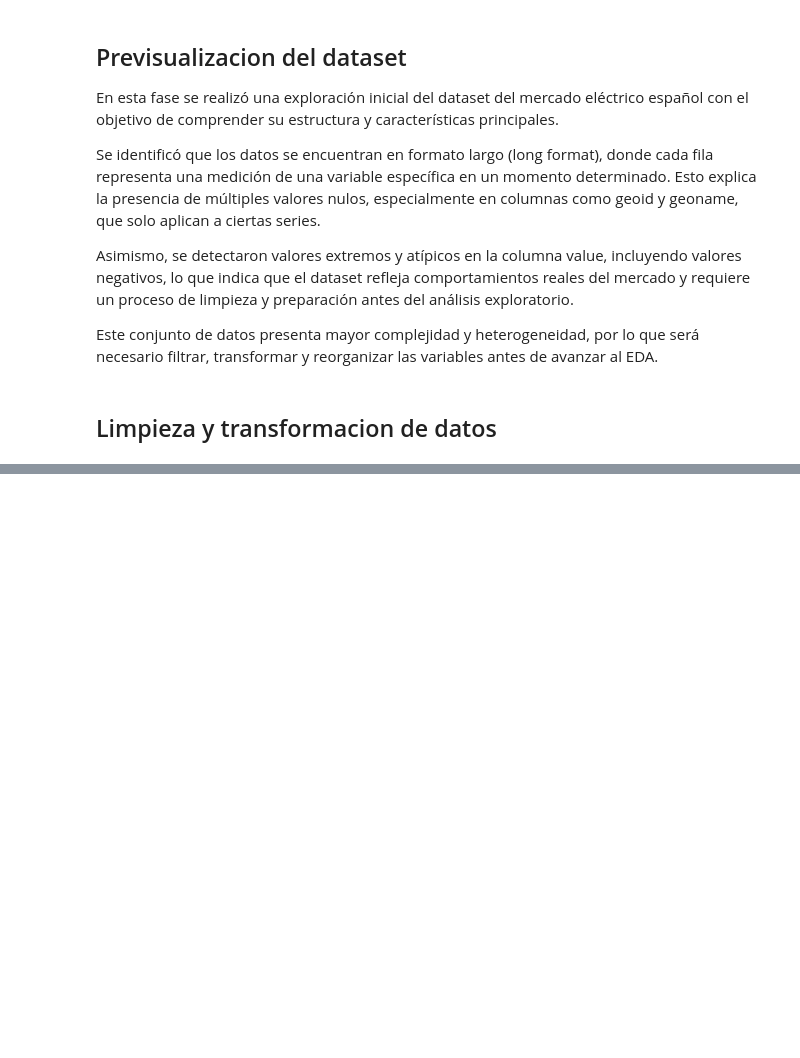
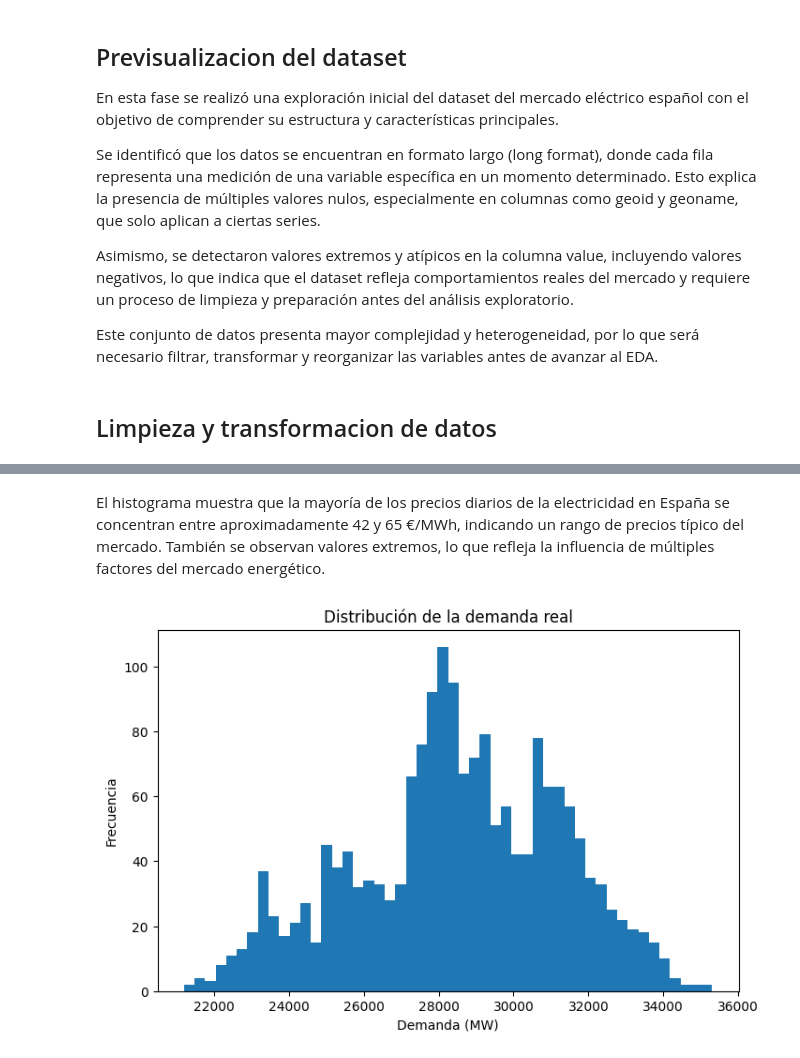
Before and after one commit to imjazmina/analisis_precios_casas_california_y_energia_electrica_espanola, a Jupyter notebook: notebooks/energy.ipynb, the cells around one changed output, grey strips where cells are left out. Saved outputs shown, nothing was run; the diff lists cells and outputs as text; code cells hidden in the pictures; blank space fills up the shorter version.

```diff
--- a/notebooks/energy.ipynb
+++ b/notebooks/energy.ipynb
@@ -227,0 +356,11 @@ En esta fase se transformaron las fechas al formato adecuado, se seleccionaron
+# %% [markdown]
+El histograma muestra que la mayoría de los precios diarios de la electricidad en España se concentran entre aproximadamente 42 y 65 €/MWh, indicando un rango de precios típico del mercado. También se observan valores extremos, lo que refleja la influencia de múltiples factores del mercado energético.
+# %%
+plt.figure(figsize=(8,5))
+plt.hist(df_wide["Demanda real"], bins=50)
+plt.xlabel("Demanda (MW)")
+plt.ylabel("Frecuencia")
+plt.title("Distribución de la demanda real")
+plt.show()
+# %% [output]
+[figure, added]
```
Also changed, not shown: parts of 14 cells of this notebook.
